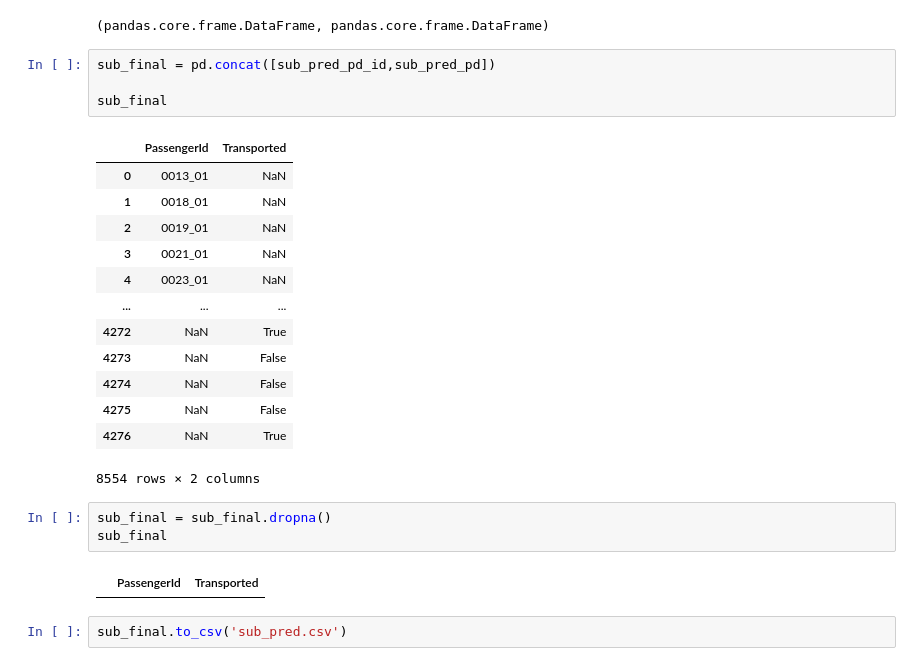
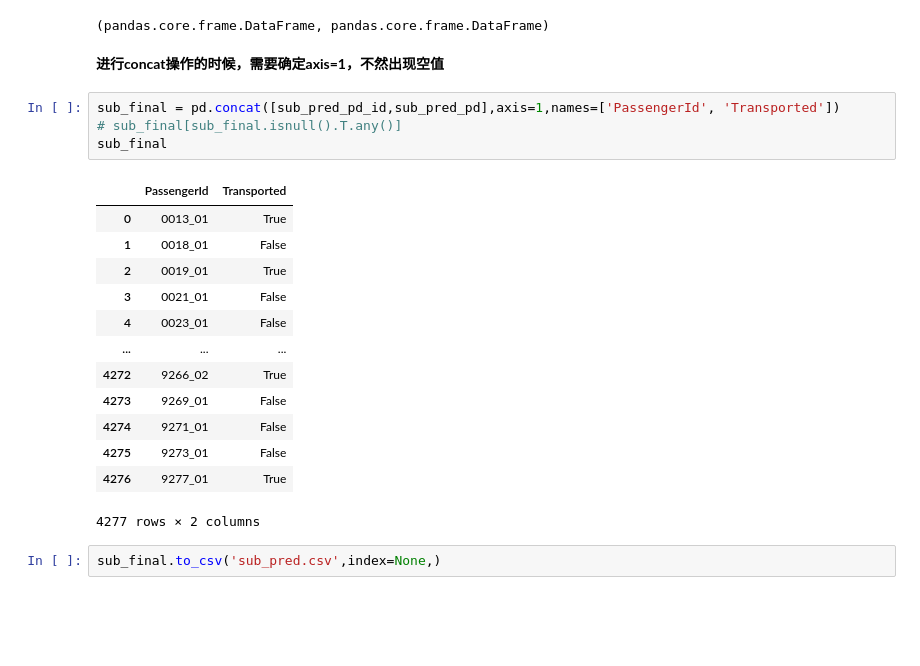
Before and after one commit to danyow-cheung/kaggle_practise, a Jupyter notebook: Spaceship-titanic/spaceship-titanic-predict.ipynb, the cells around one changed output. Drawn from its saved outputs; the diff is of its cells as text; blank space fills up the shorter version.

```diff
--- a/Spaceship-titanic/spaceship-titanic-predict.ipynb
+++ b/Spaceship-titanic/spaceship-titanic-predict.ipynb
@@ -812,28 +529,25 @@ dtype: int64
 type(sub_pred_pd),type(sub_pred_pd_id)
 # %% [output]
 (pandas.core.frame.DataFrame, pandas.core.frame.DataFrame)
+# %% [markdown]
+**进行concat操作的时候，需要确定axis=1，不然出现空值**
 # %%
-sub_final = pd.concat([sub_pred_pd_id,sub_pred_pd])
-
+sub_final = pd.concat([sub_pred_pd_id,sub_pred_pd],axis=1,names=['PassengerId', 'Transported'])
+# sub_final[sub_final.isnull().T.any()]
 sub_final
 # %% [output]
 |  | PassengerId | Transported |
-| 0 | 0013_01 | NaN |
-| 1 | 0018_01 | NaN |
-| 2 | 0019_01 | NaN |
-| 3 | 0021_01 | NaN |
-| 4 | 0023_01 | NaN |
+| 0 | 0013_01 | True |
+| 1 | 0018_01 | False |
+| 2 | 0019_01 | True |
+| 3 | 0021_01 | False |
+| 4 | 0023_01 | False |
 | ... | ... | ... |
-| 4272 | NaN | True |
-| 4273 | NaN | False |
-| 4274 | NaN | False |
-| 4275 | NaN | False |
-| 4276 | NaN | True |
+| 4272 | 9266_02 | True |
+| 4273 | 9269_01 | False |
+| 4274 | 9271_01 | False |
+| 4275 | 9273_01 | False |
+| 4276 | 9277_01 | True |
-8554 rows × 2 columns
+4277 rows × 2 columns
-# %%
-sub_final = sub_final.dropna()
-sub_final
-# %% [output]
-|  | PassengerId | Transported |
 # %%
-sub_final.to_csv('sub_pred.csv')
+sub_final.to_csv('sub_pred.csv',index=None,)
```
Also changed, not shown: parts of 42 cells of this notebook, 1 other file.
